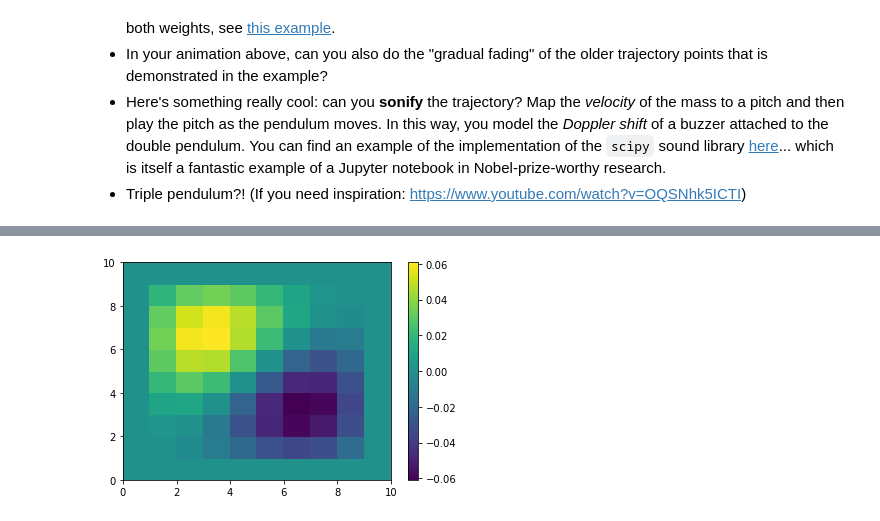
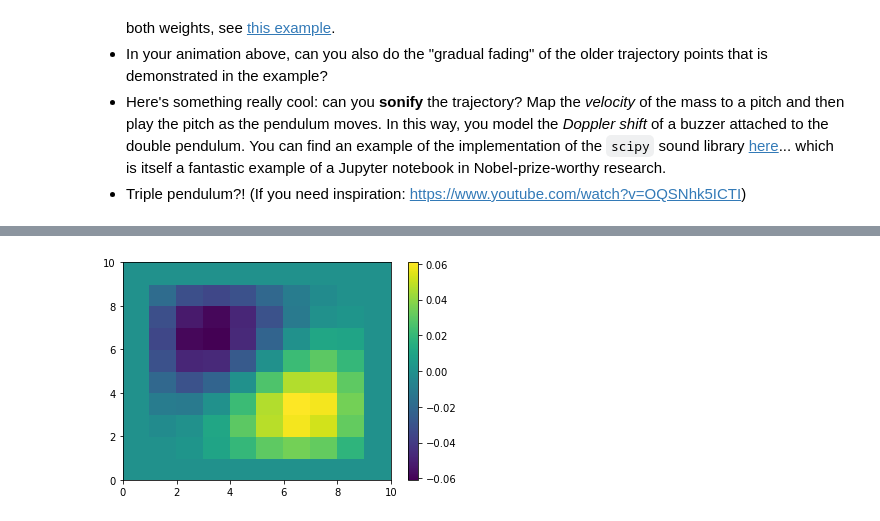
Before and after one commit to kyleperez/Homework05, a Jupyter notebook: Homework 5.ipynb, the cells around one changed output, grey strips where cells are left out. Saved outputs shown, nothing was run; the diff lists cells and outputs as text; code cells hidden in the pictures.

```diff
--- a/Homework 5.ipynb
+++ b/Homework 5.ipynb
@@ -228,32 +308,32 @@ s = []
 
 s = [n,n,m,m,n,n,c,c,n,n]
 
 grape = np.array(s)
 
 phiprime = np.zeros([w + 1, w + 1], float)
 
 delta = 1.0
 while delta > target:
     for i in range(w + 1):
         for j in range(w + 1):
             if (i in range(6,7) and j in range(3,4)) or (i in range(3,4) and j in range(6,7)):
                 phiprime[i,j] = grape[i,j]
             if i == 0 or j == 0 or i == w or j == w:
                 phiprime[i,j] = grape[i,j]
             else:
                 ter = grape[i + 1, j] + grape[i - 1, j] + grape[i, j + 1] + grape[i, j - 1]
                 phiprime[i,j] = (ter) / 4.0
 
     delta = np.max(np.abs(grape-phiprime))
 
     grape, phiprime = phiprime, grape
 
 #print(grape)
 #print(phiprime)
 
 xx, yy = np.meshgrid(np.arange(w+2), np.arange(w+2))
-plt.pcolormesh(yy,xx,phiprime)
+plt.pcolormesh(xx,yy,phiprime)
 plt.colorbar()
 plt.show()
 # %% [output]
-[figure, old version]
+[figure, new version]
```
Also changed, not shown: parts of 6 cells of this notebook.
